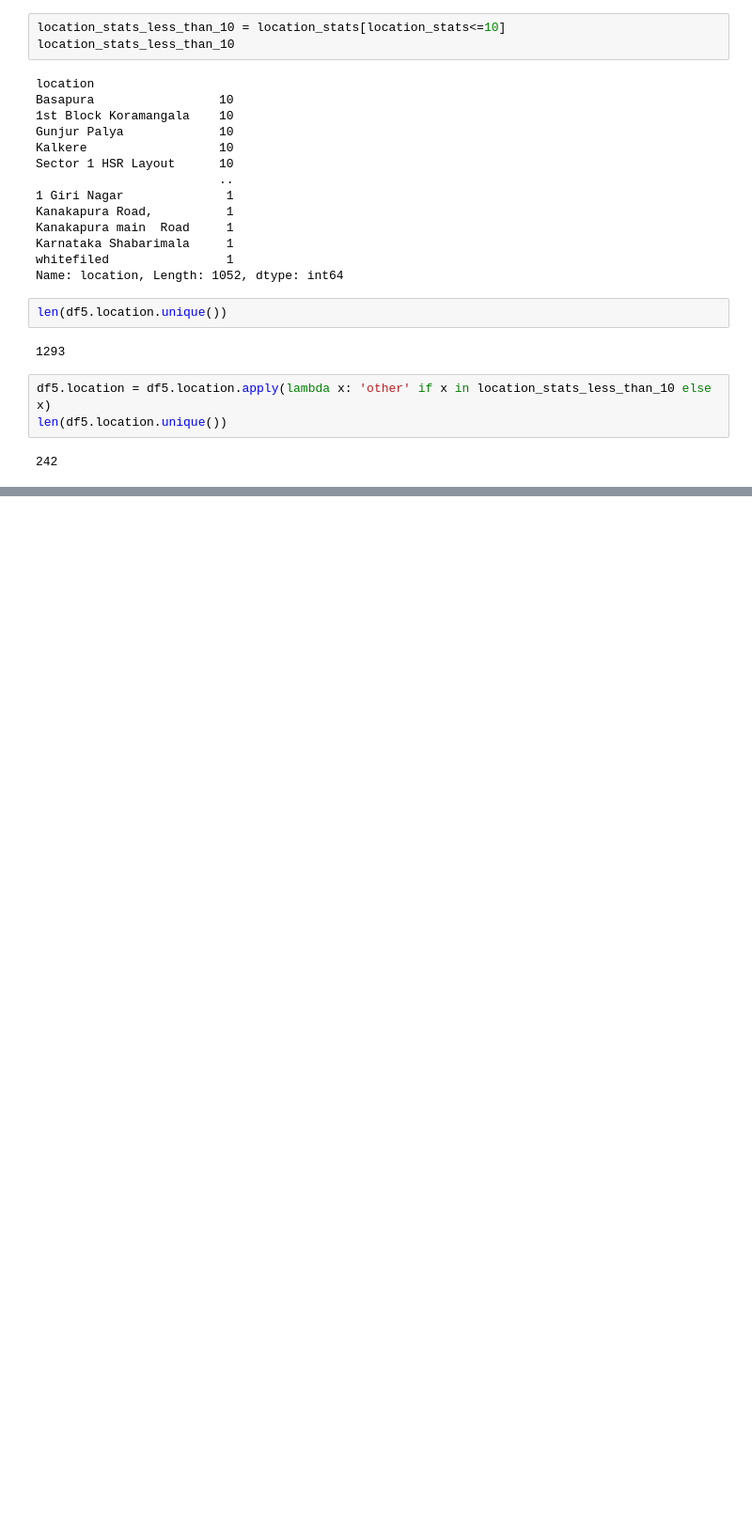
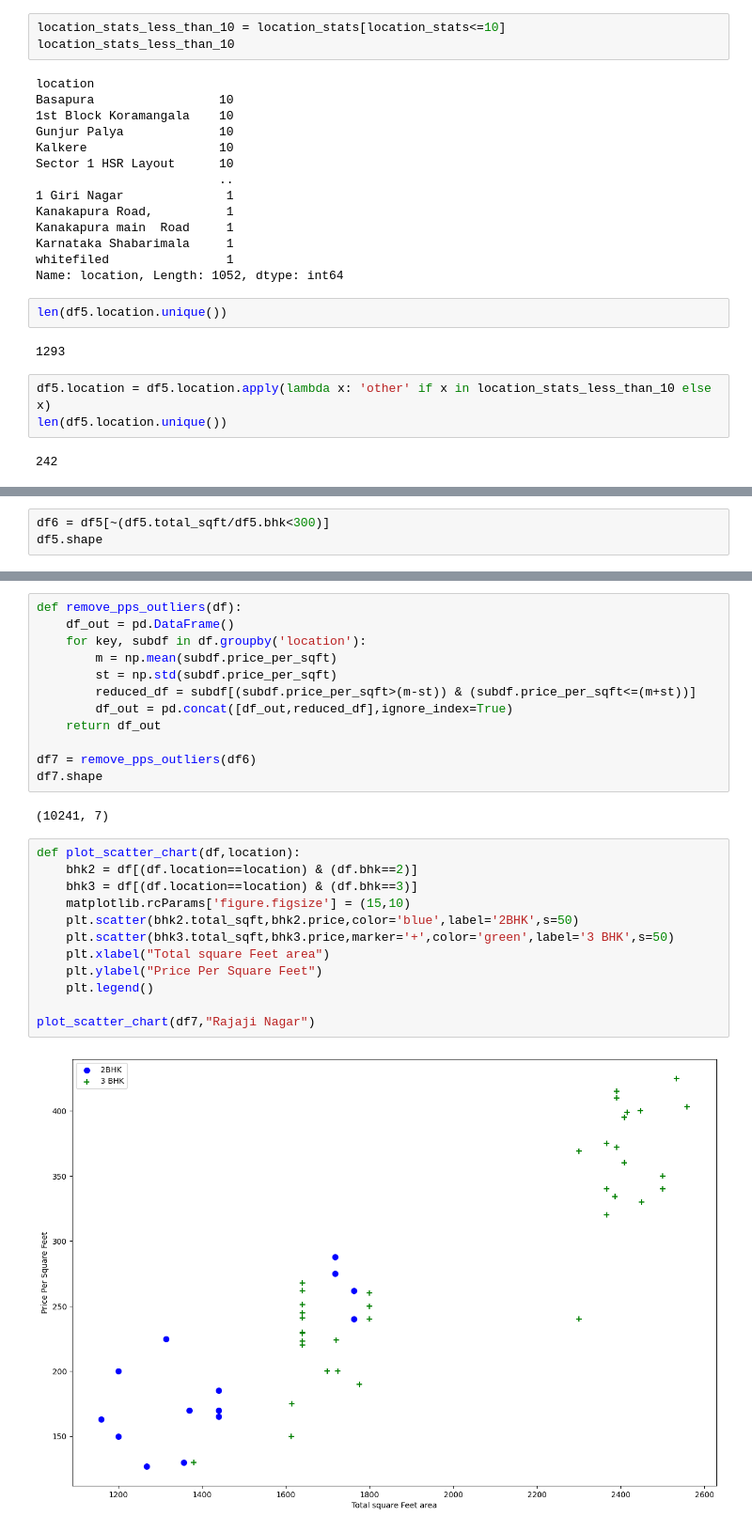
Before and after one commit to harshnanda17/Real-Estate-Price-Prediction-Project, a Jupyter notebook: home_price.ipynb, the cells around one changed output, grey strips where cells are left out. Shown: that part at 94% size. Saved outputs shown, nothing was run; the diff lists cells and outputs as text; blank space fills up the shorter version.

```diff
--- a/home_price.ipynb
+++ b/home_price.ipynb
@@ -236,0 +264,3 @@ len(df5.location.unique())
+# %%
+df6 = df5[~(df5.total_sqft/df5.bhk<300)]
+df5.shape
@@ -236,0 +281,28 @@ len(df5.location.unique())
+# %%
+def remove_pps_outliers(df):
+    df_out = pd.DataFrame()
+    for key, subdf in df.groupby('location'):
+        m = np.mean(subdf.price_per_sqft)
+        st = np.std(subdf.price_per_sqft)
+        reduced_df = subdf[(subdf.price_per_sqft>(m-st)) & (subdf.price_per_sqft<=(m+st))]
+        df_out = pd.concat([df_out,reduced_df],ignore_index=True)
+    return df_out
+
+df7 = remove_pps_outliers(df6)
+df7.shape
+# %% [output]
+(10241, 7)
+# %%
+def plot_scatter_chart(df,location):
+    bhk2 = df[(df.location==location) & (df.bhk==2)]
+    bhk3 = df[(df.location==location) & (df.bhk==3)]
+    matplotlib.rcParams['figure.figsize'] = (15,10)
+    plt.scatter(bhk2.total_sqft,bhk2.price,color='blue',label='2BHK',s=50)
+    plt.scatter(bhk3.total_sqft,bhk3.price,marker='+',color='green',label='3 BHK',s=50)
+    plt.xlabel("Total square Feet area")
+    plt.ylabel("Price Per Square Feet")
+    plt.legend()
+
+plot_scatter_chart(df7,"Rajaji Nagar")
+# %% [output]
+[figure, added]
```
Also changed, not shown: parts of 27 cells of this notebook.
